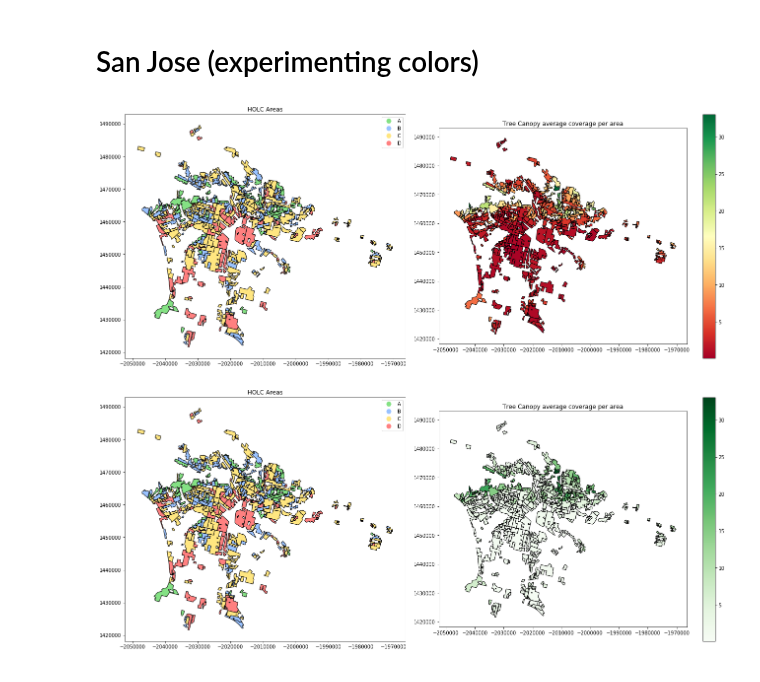
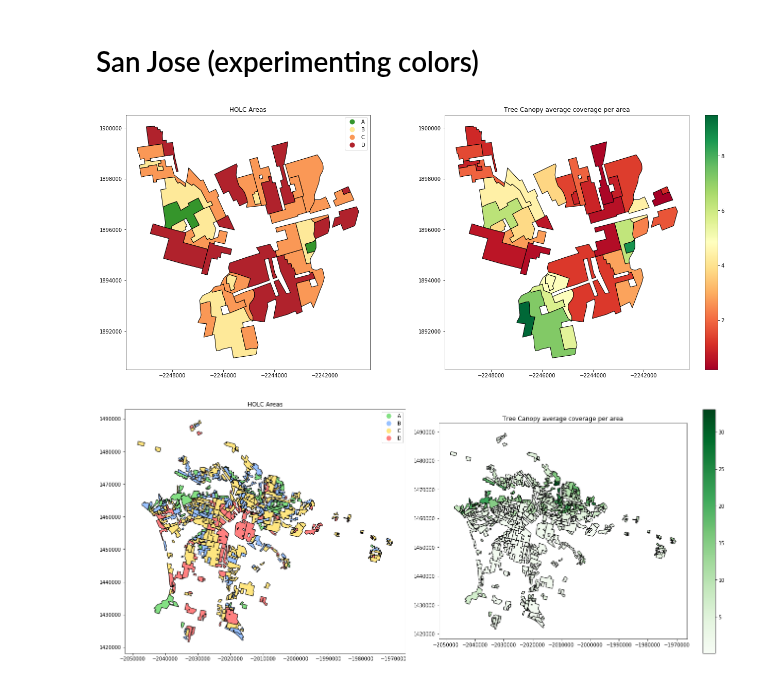
Before and after one commit to ds-modules/espm-c167, a Jupyter notebook: Lab2-Draft/Rebekah-Soc88/Widget_trial_AC.ipynb, the cells around one changed output. Cells and saved outputs as stored; diff of their text form; code cells hidden in the pictures.

```diff
--- a/Lab2-Draft/Rebekah-Soc88/Widget_trial_AC.ipynb
+++ b/Lab2-Draft/Rebekah-Soc88/Widget_trial_AC.ipynb
@@ -55,31 +54,34 @@ inp = widgets.Dropdown(
 # %%
 #best scope of colors? better for smaller (like not LA)
 
 def f(inp):
     if inp != "Oakland":
         city_tree = holc_5072[holc_5072['area']== inp]
 
     else:
         oakland_area = ['Alameda', 'Albany', 'Berkeley', 'Emeryville', 'Oakand', 'Oakland','Piedmont', 'San']
         city_tree = holc_5072[holc_5072['area'].isin(oakland_area)]
 
     fig = plt.figure()
     ax1=plt.subplot(2, 2, 1)
     ax2=plt.subplot(2, 2, 2)
     holc_cmap = ListedColormap(['#84e184', '#99c2ff', '#ffe680', '#ff8080'], name='holc_colors')
     gradient_cmap = ListedColormap(['#807C7B', '#84e184'])
 
-    city_tree.plot(ax = ax1, column="holc_grade",  cmap = holc_cmap, legend=True)
+    matching_map = ListedColormap(['#35952B', '#fee999', '#fa9856', '#b0222c'])
+
+
+    city_tree.plot(ax = ax1, column="holc_grade",  cmap = matching_map, legend=True)
     ax1.set_title("HOLC Areas")
 
     city_tree.plot(ax = ax2, column="_mean", cmap = cm.get_cmap('RdYlGn'), legend=True)
     ax2.set_title("Tree Canopy average coverage per area")
 
     plt.subplots_adjust(left = 0.3, wspace = 0.06);
 
-f("Los Angeles")
+f("San Jose")
 # %% [output]
-[figure, old version]
+[figure, new version]
 # %%
 #green = intuitive for tree coverage, maybe better for larger maps
 
```
Also changed, not shown: parts of 3 cells of this notebook, 2 other files.
